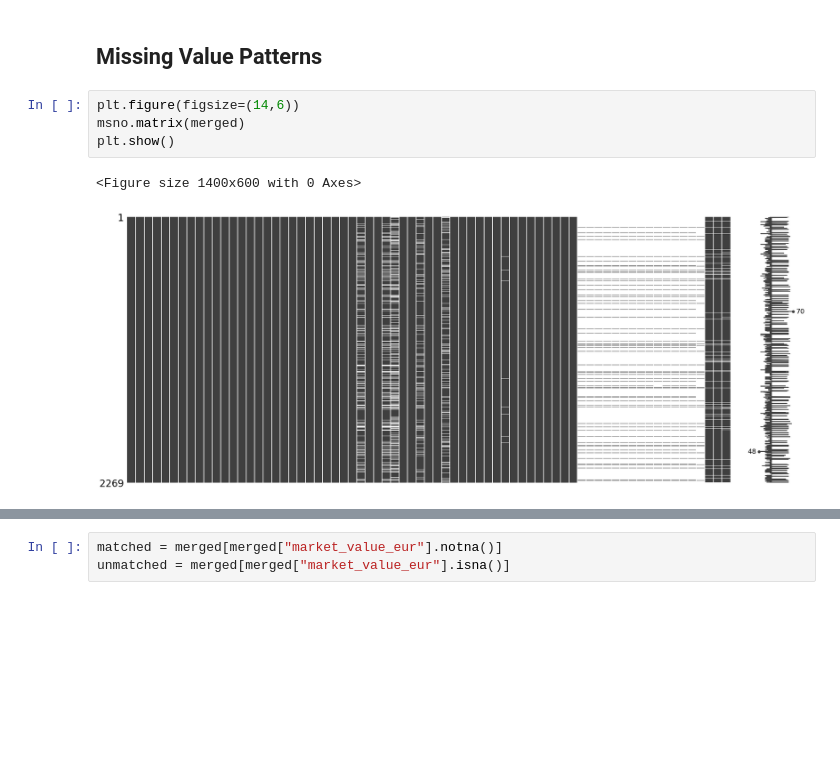
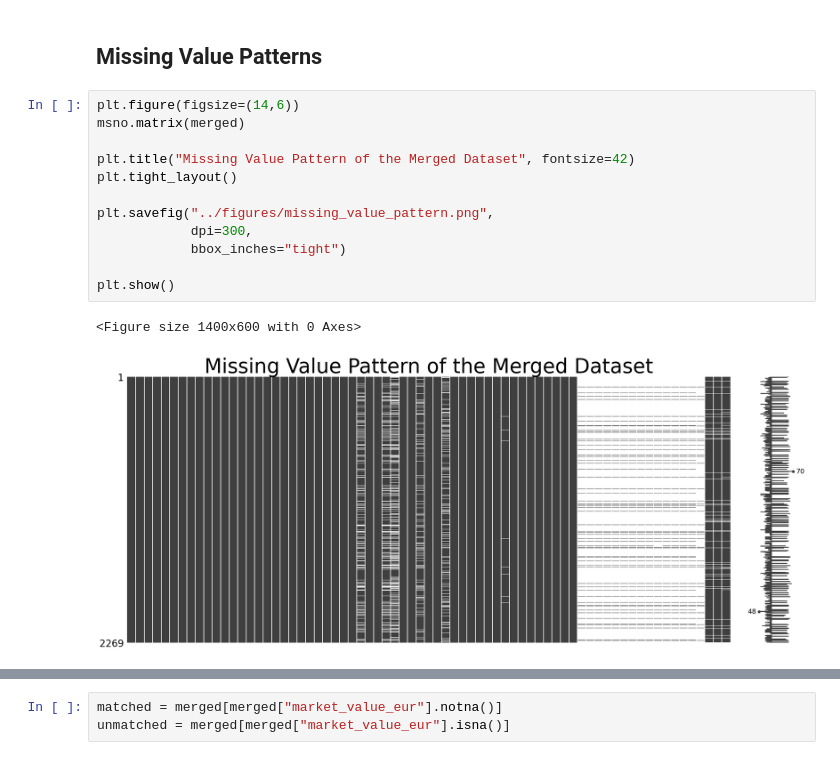
Before and after one commit to pHanToMcaNCoDE/predicting-epl-football-palyer-market-value, a Jupyter notebook: notebooks/03_exploratory_data_analysis.ipynb, the cells around one changed output, grey strips where cells are left out. Cells and saved outputs as stored; diff of their text form; blank space fills up the shorter version.

```diff
--- a/notebooks/03_exploratory_data_analysis.ipynb
+++ b/notebooks/03_exploratory_data_analysis.ipynb
@@ -608,8 +656,16 @@ outliers.sort_values(
 # %%
 plt.figure(figsize=(14,6))
 msno.matrix(merged)
+
+plt.title("Missing Value Pattern of the Merged Dataset", fontsize=42)
+plt.tight_layout()
+
+plt.savefig("../figures/missing_value_pattern.png",
+            dpi=300,
+            bbox_inches="tight")
+
 plt.show()
 # %% [output]
 <Figure size 1400x600 with 0 Axes>
-[figure, old version]
+[figure, new version]
 # %%
```
Also changed, not shown: parts of 13 cells of this notebook, 26 other files.
